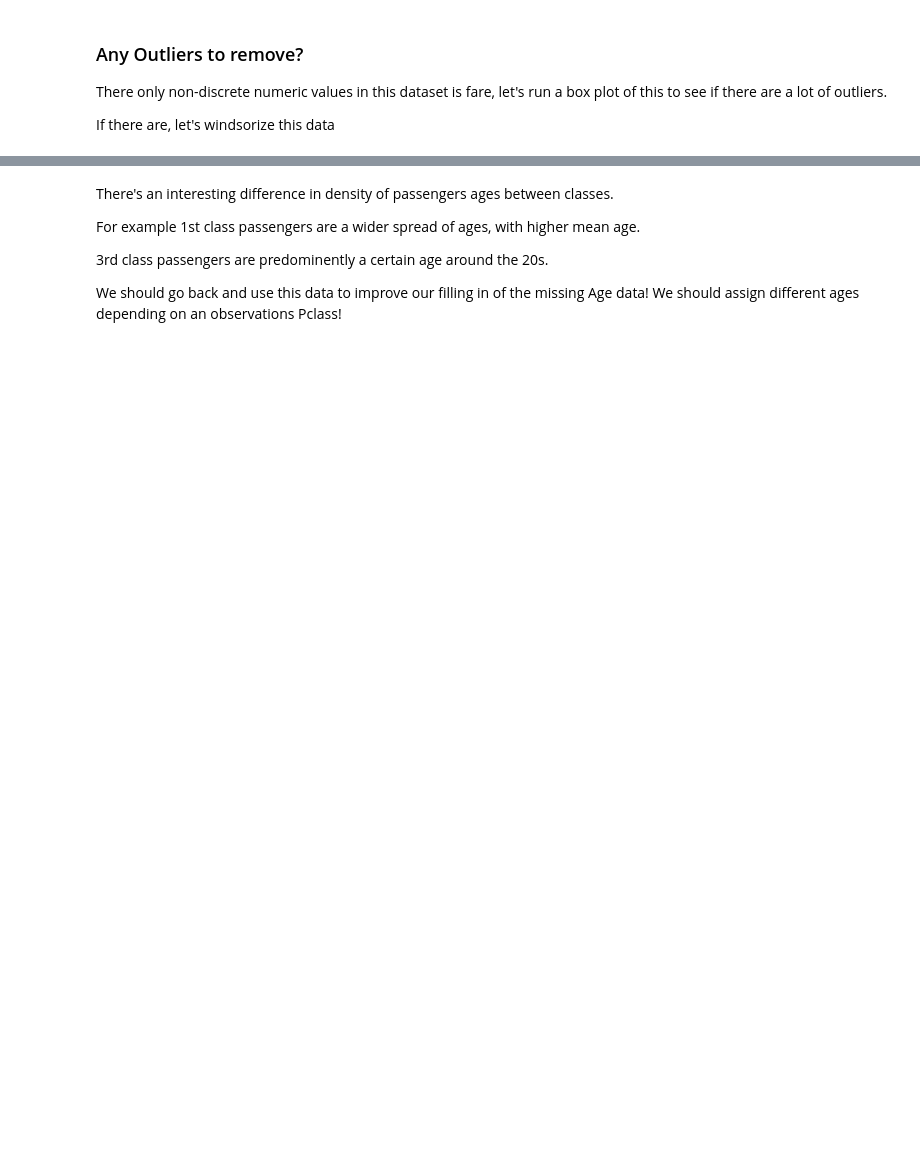
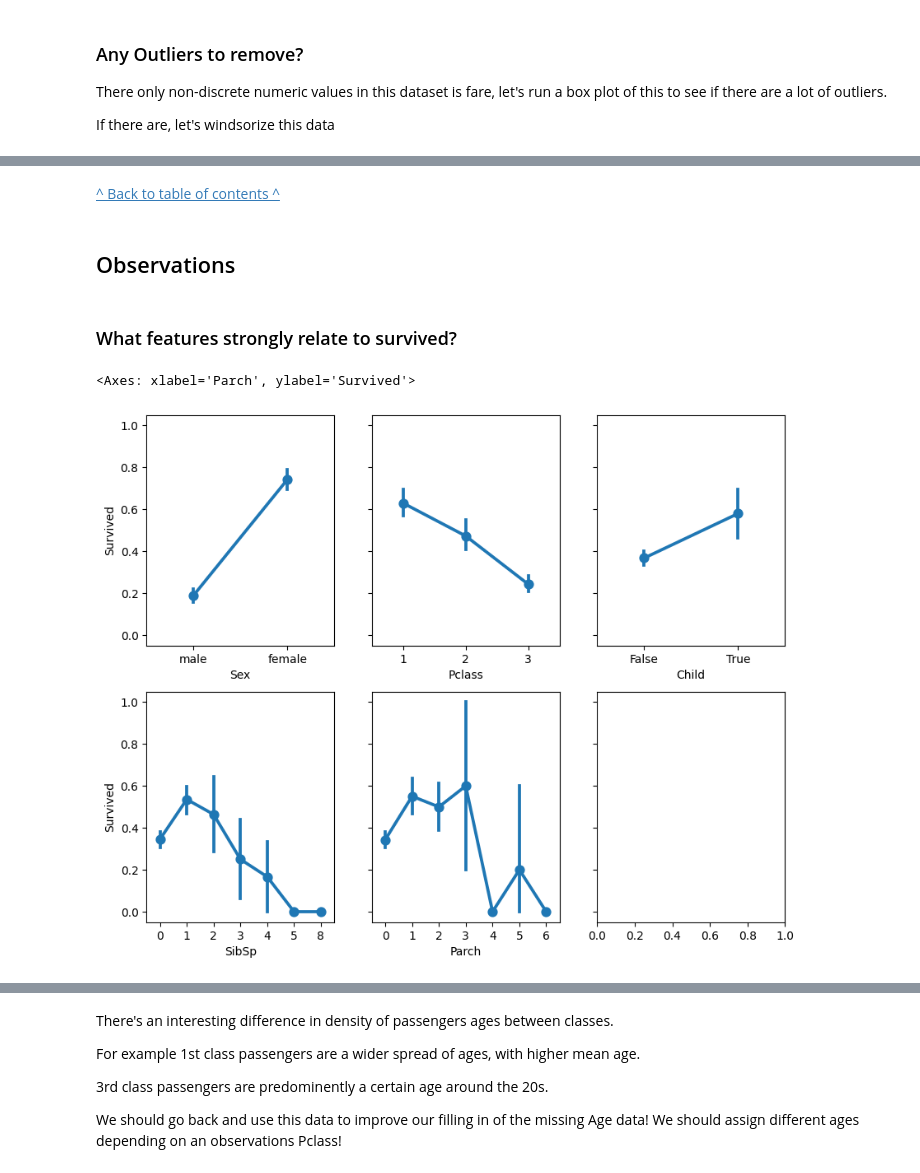
Before and after one commit to ninjaMog/titanic_EDA, a Jupyter notebook: titanic.ipynb, the cells around one changed output, grey strips where cells are left out. Drawn from its saved outputs; the diff is of its cells as text; code cells hidden in the pictures; blank space fills up the shorter version.

```diff
--- a/titanic.ipynb
+++ b/titanic.ipynb
@@ -228,0 +277,18 @@ sns.histplot(data=df, x='Fare', hue='Pclass', multiple="stack")
+# %% [markdown]
+[^ Back to table of contents ^](#Table-of-contents)
+# %% [markdown]
+<a name="#Observations"></a>
+## Observations
+# %% [markdown]
+### What features strongly relate to survived?
+# %%
+(f, ax) = plt.subplots(2,3, figsize=(10,8), sharey=True)
+# plt.tight_layout()
+sns.pointplot(df, x='Sex', y="Survived", ax=ax[0][0])
+sns.pointplot(df, x='Pclass', y="Survived", ax=ax[0][1])
+sns.pointplot(df, x='Child', y="Survived", ax=ax[0][2])
+sns.pointplot(df, x='SibSp', y="Survived", ax=ax[1][0])
+sns.pointplot(df, x='Parch', y="Survived", ax=ax[1][1])
+# %% [output]
+<Axes: xlabel='Parch', ylabel='Survived'>
+[figure, added]
```
Also changed, not shown: parts of 50 cells of this notebook, 1 other file.
